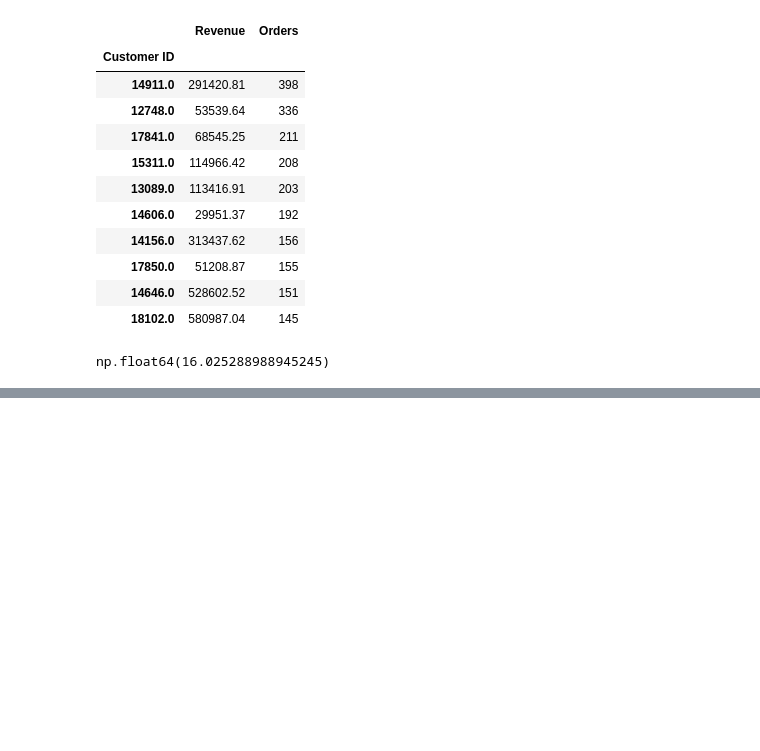
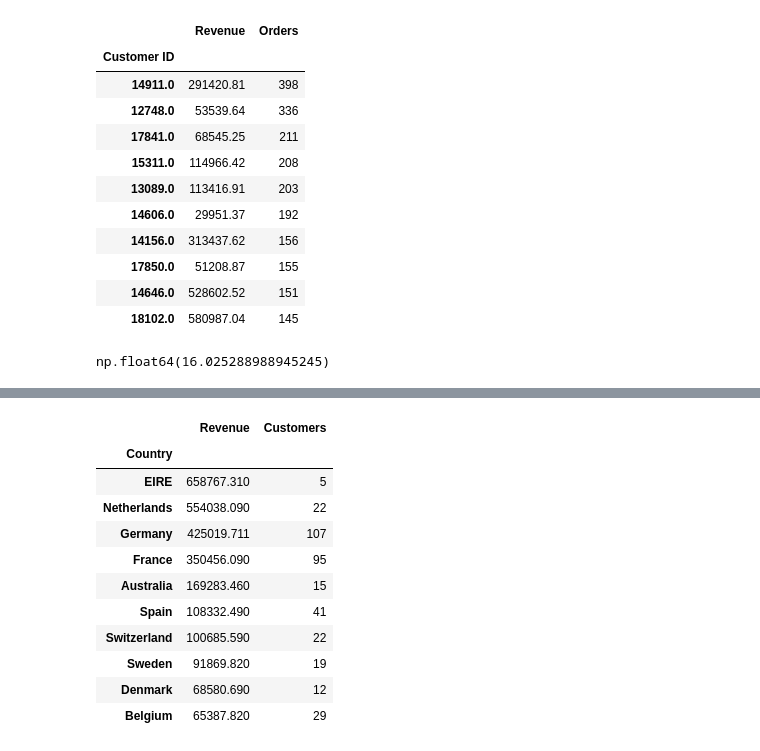
Before and after one commit to mohamadsfares/retail-sales-analysis, a Jupyter notebook: 02_analysis.ipynb, the cells around one changed output, grey strips where cells are left out. Drawn from its saved outputs; the diff is of its cells as text; code cells hidden in the pictures; blank space fills up the shorter version.

```diff
--- a/02_analysis.ipynb
+++ b/02_analysis.ipynb
@@ -253,0 +277,19 @@ np.float64(16.025288988945245)
+# %%
+country_summary = sales_outside_UK.groupby('Country').agg(
+    Revenue=('Revenue', 'sum'),
+    Customers=('Customer ID', 'nunique')
+)
+country_summary.nlargest(10, 'Revenue')
+# %% [output]
+|  | Revenue | Customers |
+| Country |  |  |
+| EIRE | 658767.310 | 5 |
+| Netherlands | 554038.090 | 22 |
+| Germany | 425019.711 | 107 |
+| France | 350456.090 | 95 |
+| Australia | 169283.460 | 15 |
+| Spain | 108332.490 | 41 |
+| Switzerland | 100685.590 | 22 |
+| Sweden | 91869.820 | 19 |
+| Denmark | 68580.690 | 12 |
+| Belgium | 65387.820 | 29 |
```
Also changed, not shown: parts of 2 cells of this notebook, 1 other file.
